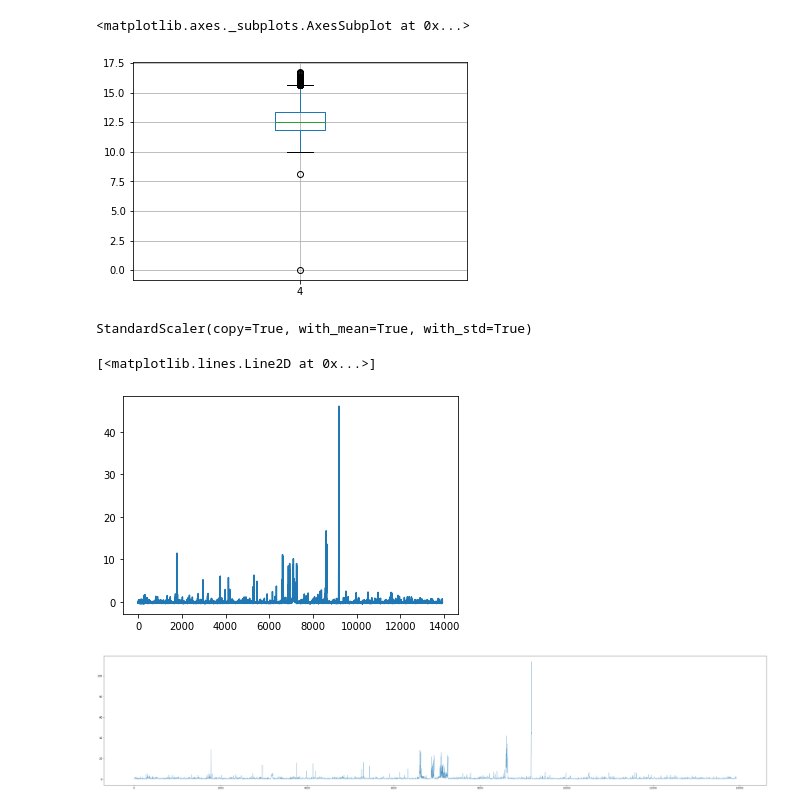
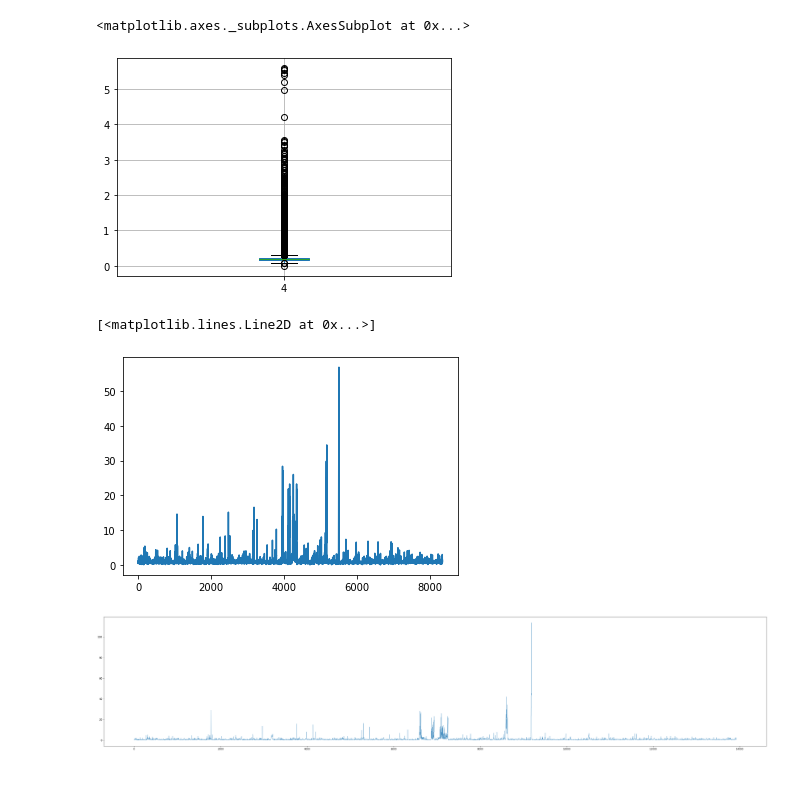
Before and after one commit to thangbk2209/pretraining_auto_scaling_ng, a Jupyter notebook: explore_data/google_trace.ipynb, the cells around one changed output. Saved outputs shown, nothing was run; the diff lists cells and outputs as text; code cells hidden in the pictures; blank space fills up the shorter version.

```diff
--- a/explore_data/google_trace.ipynb
+++ b/explore_data/google_trace.ipynb
@@ -9,6 +9,6 @@ import pandas as pd
 import numpy as np
 import matplotlib.pyplot as plt
 # %%
-file_data = CORE_DATA_DIR + '/input_data/google_trace/1_job/3_mins.csv'
+file_data = CORE_DATA_DIR + '/input_data/google_trace/1_job/5_mins.csv'
 df = pd.read_csv(file_data, header=None)
 # %%
@@ -29,7 +29,7 @@ df.tail(10)
 df.boxplot(column=[4])
 # %% [output]
 <matplotlib.axes._subplots.AxesSubplot at 0x...>
-[figure, old version]
+[figure, new version]
 # %%
 meanCPUUsage, canonical_memory_usage = 3, 4
 # %%
@@ -52,4 +41,0 @@ scaler = StandardScaler()
-# %%
-scaler.fit(X)
-# %% [output]
-StandardScaler(copy=True, with_mean=True, with_std=True)
@@ -58,8 +42,8 @@ X_transform = scaler.transform(X)
 # %%
-plt.plot(X_transform)
+plt.plot(df[3])
 # %% [output]
 [<matplotlib.lines.Line2D at 0x...>]
-[figure, old version]
+[figure, new version]
 # %%
 plot_data(df, 3, (50, 10))
 # %% [output]
```
Also changed, not shown: parts of 7 cells of this notebook, 43 other files.
